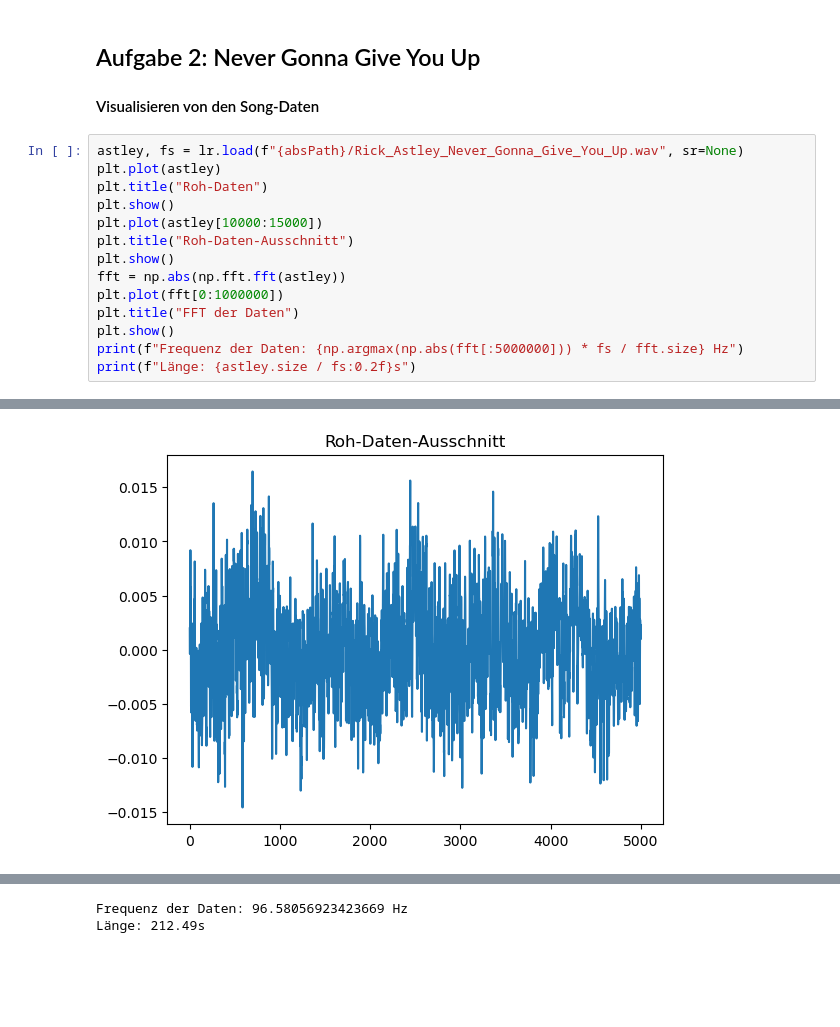
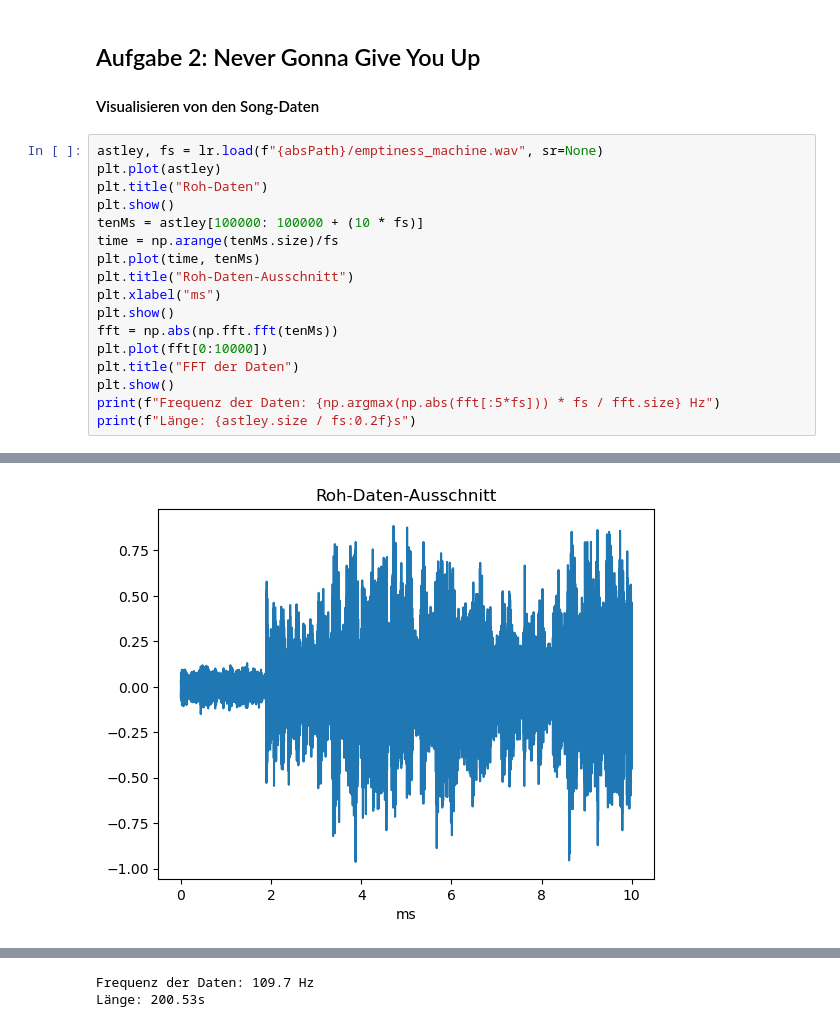
Before and after one commit to Atomarverseucht/AIN, a Jupyter notebook: 3/technische-grundlagen-der-kuenstlichen-intelligenz/versuch4/song.ipynb, the cells around one changed output, grey strips where cells are left out. Drawn from its saved outputs; the diff is of its cells as text; blank space fills up the shorter version.

```diff
--- a/3/technische-grundlagen-der-kuenstlichen-intelligenz/versuch4/song.ipynb
+++ b/3/technische-grundlagen-der-kuenstlichen-intelligenz/versuch4/song.ipynb
@@ -67,17 +67,20 @@ selbst berechnete Frequenz: 5033 Hz
 
 #### Visualisieren von den Song-Daten
 # %%
-astley, fs = lr.load(f"{absPath}/Rick_Astley_Never_Gonna_Give_You_Up.wav", sr=None)
+astley, fs = lr.load(f"{absPath}/emptiness_machine.wav", sr=None)
 plt.plot(astley)
 plt.title("Roh-Daten")
 plt.show()
-plt.plot(astley[10000:15000])
+tenMs = astley[100000: 100000 + (10 * fs)]
+time = np.arange(tenMs.size)/fs
+plt.plot(time, tenMs)
 plt.title("Roh-Daten-Ausschnitt")
+plt.xlabel("ms")
 plt.show()
-fft = np.abs(np.fft.fft(astley))
-plt.plot(fft[0:1000000])
+fft = np.abs(np.fft.fft(tenMs))
+plt.plot(fft[0:10000])
 plt.title("FFT der Daten")
 plt.show()
-print(f"Frequenz der Daten: {np.argmax(np.abs(fft[:5000000])) * fs / fft.size} Hz")
+print(f"Frequenz der Daten: {np.argmax(np.abs(fft[:5*fs])) * fs / fft.size} Hz")
 print(f"Länge: {astley.size / fs:0.2f}s")
 # %% [output]
@@ -85 +88 @@ print(f"Länge: {astley.size / fs:0.2f}s")
-[figure, old version]
+[figure, new version]
@@ -87,2 +90,2 @@ print(f"Länge: {astley.size / fs:0.2f}s")
-Frequenz der Daten: 96.58056923423669 Hz
-Länge: 212.49s
+Frequenz der Daten: 109.7 Hz
+Länge: 200.53s
```
Also changed, not shown: parts of 4 cells of this notebook.
